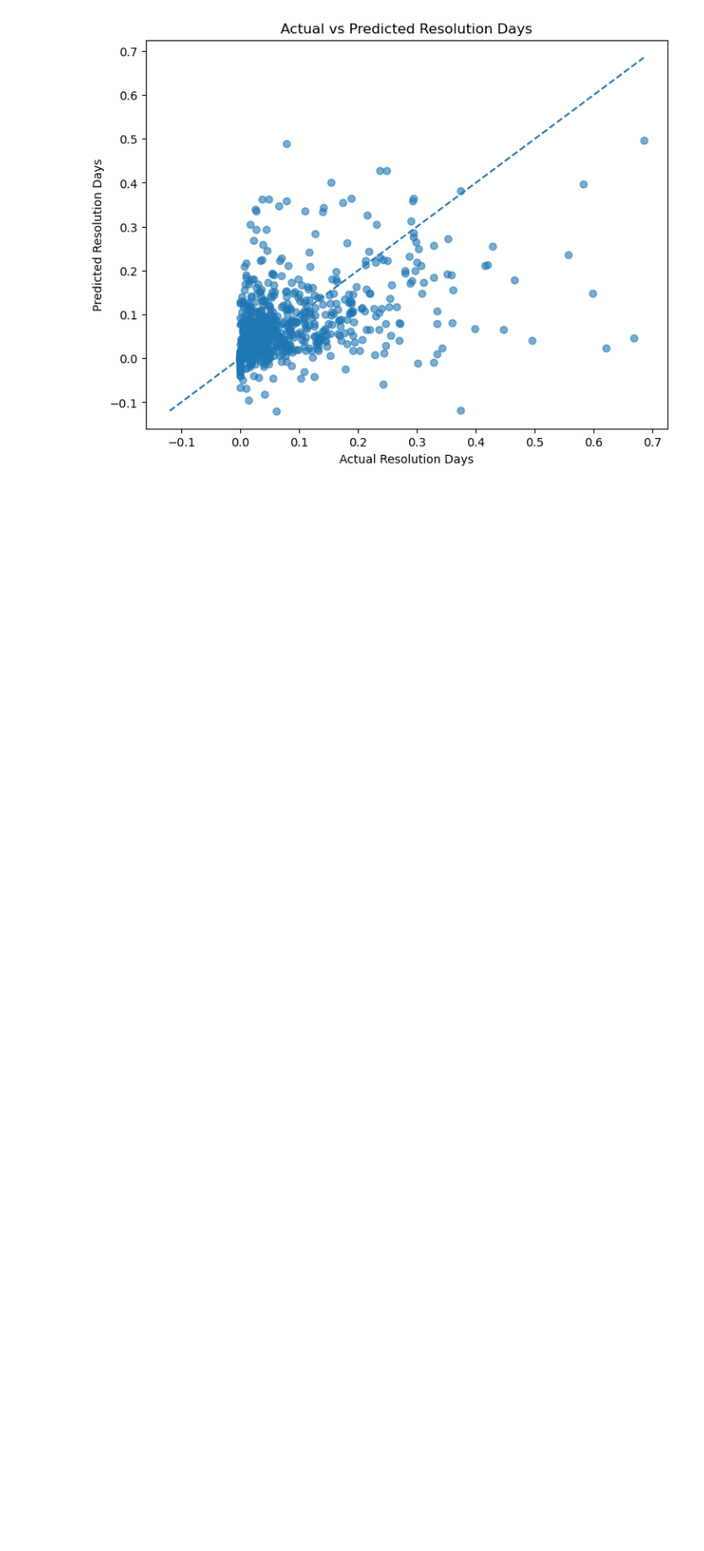
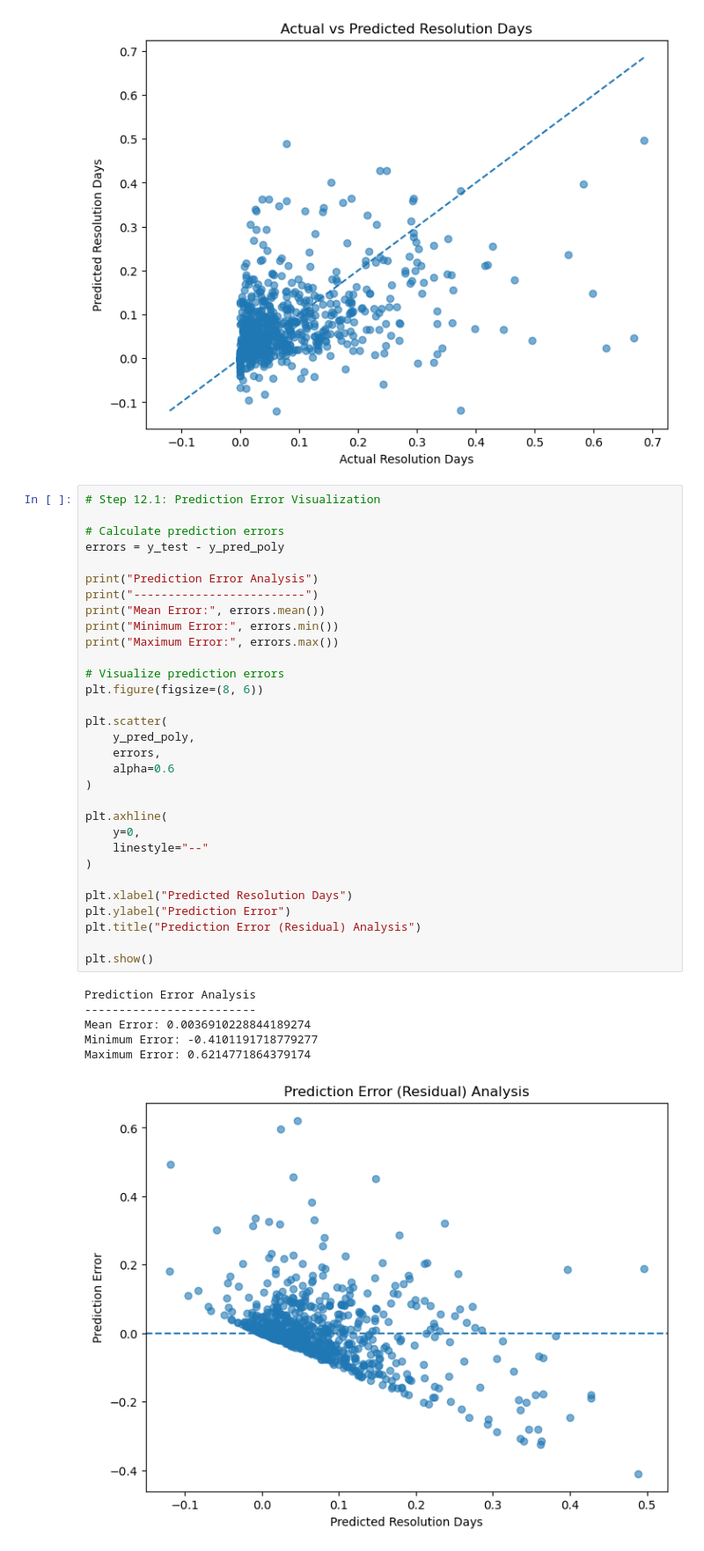
Before and after one commit to kumarpriyanshu1022006-droid/Urban-Service-Resolution-Intelligence-Platform, a Jupyter notebook: Urban_Resolution_Platform.ipynb, the cells around one changed output. Shown at 88% size. Cells and saved outputs as stored; diff of their text form; blank space fills up the shorter version.

Commit message:
feat(visualization): add prediction error analysis

```diff
--- a/Urban_Resolution_Platform.ipynb
+++ b/Urban_Resolution_Platform.ipynb
@@ -608,3 +608,41 @@ Actual vs Predicted:
 max        0.621477
 Name: Error, dtype: float64
 [figure]
+# %%
+# Step 12.1: Prediction Error Visualization
+
+# Calculate prediction errors
+errors = y_test - y_pred_poly
+
+print("Prediction Error Analysis")
+print("-------------------------")
+print("Mean Error:", errors.mean())
+print("Minimum Error:", errors.min())
+print("Maximum Error:", errors.max())
+
+# Visualize prediction errors
+plt.figure(figsize=(8, 6))
+
+plt.scatter(
+    y_pred_poly,
+    errors,
+    alpha=0.6
+)
+
+plt.axhline(
+    y=0,
+    linestyle="--"
+)
+
+plt.xlabel("Predicted Resolution Days")
+plt.ylabel("Prediction Error")
+plt.title("Prediction Error (Residual) Analysis")
+
+plt.show()
+# %% [output]
+Prediction Error Analysis
+-------------------------
+Mean Error: 0.0036910228844189274
+Minimum Error: -0.4101191718779277
+Maximum Error: 0.6214771864379174
+[figure, added]
```
